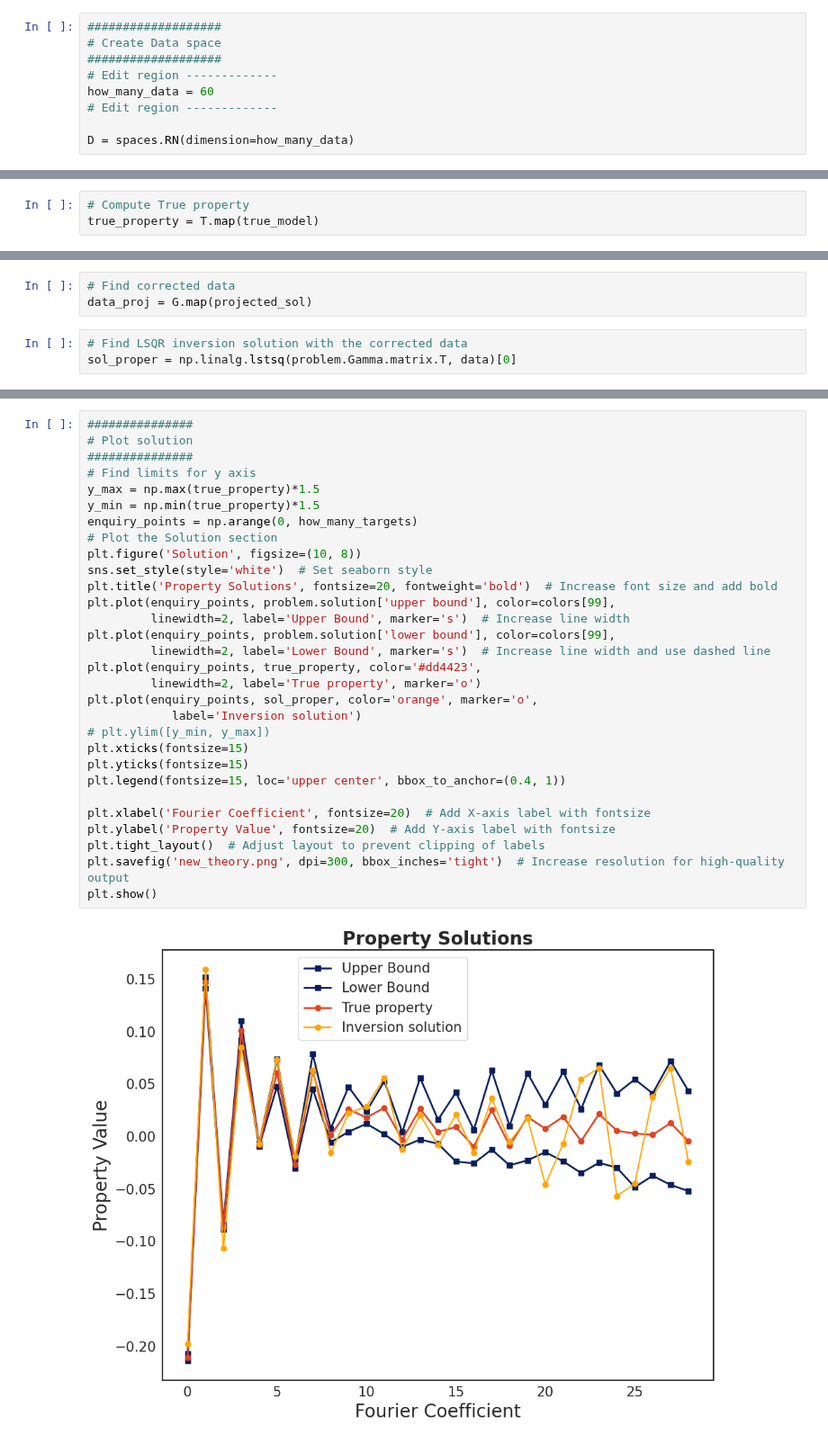
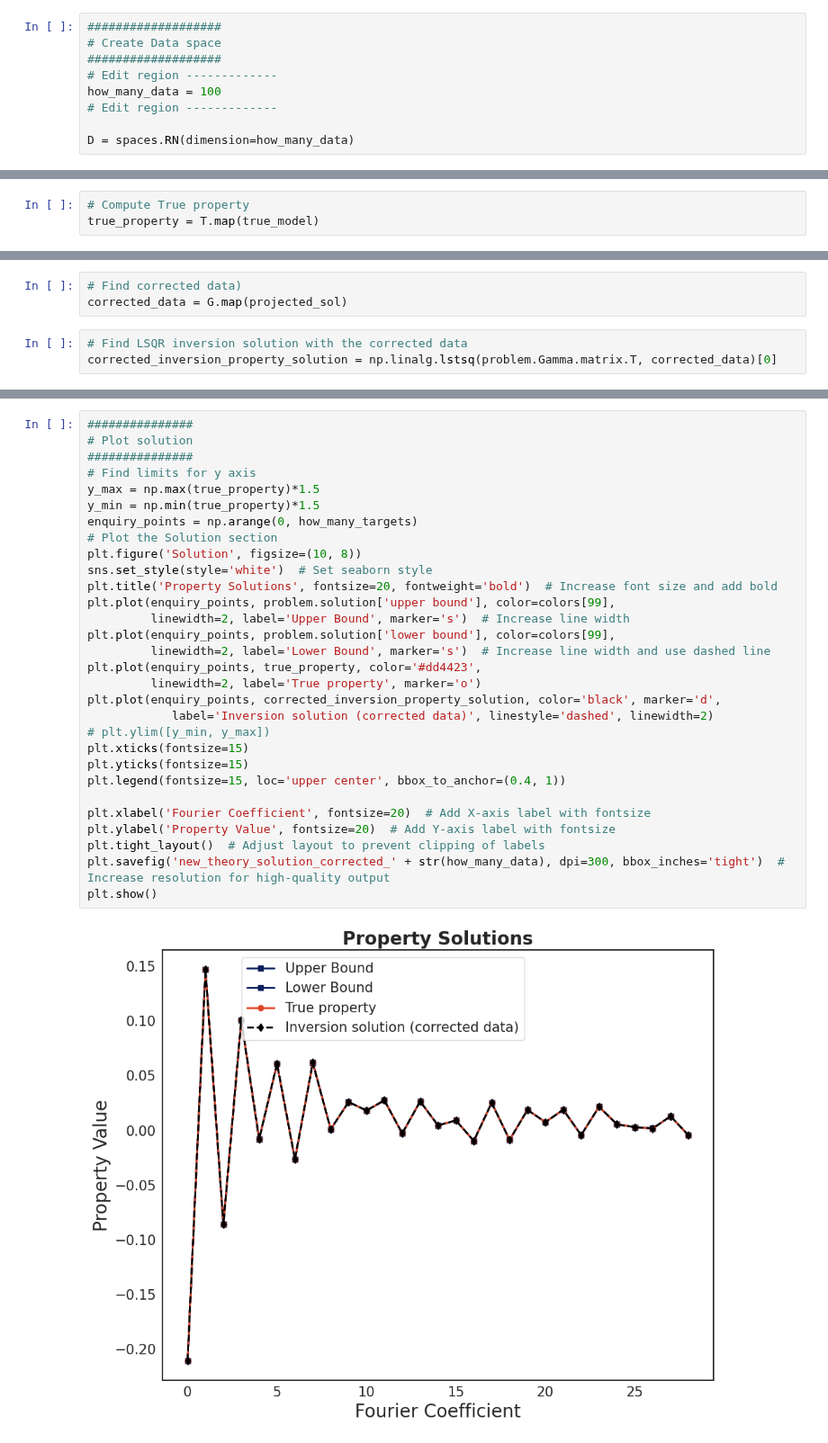
Before and after one commit to Adrian-Mag/SOLA_DLI, a Jupyter notebook: examples/Target_Paper_Examples/new_theory.ipynb, the cells around one changed output, grey strips where cells are left out. Shown at 90% size. Saved outputs shown, nothing was run; the diff lists cells and outputs as text.

```diff
--- a/examples/Target_Paper_Examples/new_theory.ipynb
+++ b/examples/Target_Paper_Examples/new_theory.ipynb
@@ -97,7 +97,7 @@ Then the corresponding data space. In this case we have 100 error-free data poin
 # Create Data space
 ###################
 # Edit region -------------
-how_many_data = 60
+how_many_data = 100
 # Edit region -------------
 
 D = spaces.RN(dimension=how_many_data)
@@ -298,10 +298,10 @@ projected_sol = problem.T_adjoint.map(true_property) # This is what we get when
 my_sol_upper = problem.T_adjoint.map(np.array(upper_bounds).reshape(len(upper_bounds), 1))[0]
 my_sol_lower = problem.T_adjoint.map(np.array(lower_bounds).reshape(len(lower_bounds), 1))[0]
 # %%
-# Find corrected data
-data_proj = G.map(projected_sol)
+# Find corrected data)
+corrected_data = G.map(projected_sol)
 # %%
 # Find LSQR inversion solution with the corrected data
-sol_proper = np.linalg.lstsq(problem.Gamma.matrix.T, data)[0]
+corrected_inversion_property_solution = np.linalg.lstsq(problem.Gamma.matrix.T, corrected_data)[0]
 # %% [output]
 To use the future default and silence this warning we advise to pass `rcond=None`, to keep using the old, explicitly pass `rcond=-1`.
@@ -309,35 +309,35 @@ To use the future default and silence this warning we advise to pass `rcond=None
 # %%
 ###############
 # Plot solution
 ###############
 # Find limits for y axis
 y_max = np.max(true_property)*1.5
 y_min = np.min(true_property)*1.5
 enquiry_points = np.arange(0, how_many_targets)
 # Plot the Solution section
 plt.figure('Solution', figsize=(10, 8))
 sns.set_style(style='white')  # Set seaborn style
 plt.title('Property Solutions', fontsize=20, fontweight='bold')  # Increase font size and add bold
 plt.plot(enquiry_points, problem.solution['upper bound'], color=colors[99],
          linewidth=2, label='Upper Bound', marker='s')  # Increase line width
 plt.plot(enquiry_points, problem.solution['lower bound'], color=colors[99],
          linewidth=2, label='Lower Bound', marker='s')  # Increase line width and use dashed line
 plt.plot(enquiry_points, true_property, color='#dd4423',
          linewidth=2, label='True property', marker='o')
-plt.plot(enquiry_points, sol_proper, color='orange', marker='o',
-            label='Inversion solution')
+plt.plot(enquiry_points, corrected_inversion_property_solution, color='black', marker='d',
+            label='Inversion solution (corrected data)', linestyle='dashed', linewidth=2)
 # plt.ylim([y_min, y_max])
 plt.xticks(fontsize=15)
 plt.yticks(fontsize=15)
 plt.legend(fontsize=15, loc='upper center', bbox_to_anchor=(0.4, 1))
 
 plt.xlabel('Fourier Coefficient', fontsize=20)  # Add X-axis label with fontsize
 plt.ylabel('Property Value', fontsize=20)  # Add Y-axis label with fontsize
 plt.tight_layout()  # Adjust layout to prevent clipping of labels
-plt.savefig('new_theory.png', dpi=300, bbox_inches='tight')  # Increase resolution for high-quality output
+plt.savefig('new_theory_solution_corrected_' + str(how_many_data), dpi=300, bbox_inches='tight')  # Increase resolution for high-quality output
 plt.show()
 # %% [output]
-[figure, old version]
+[figure, new version]
 # %%
 
 plt.figure('new_theory', figsize=(10,8))
```
Also changed, not shown: parts of 8 cells of this notebook, 3 other files.
